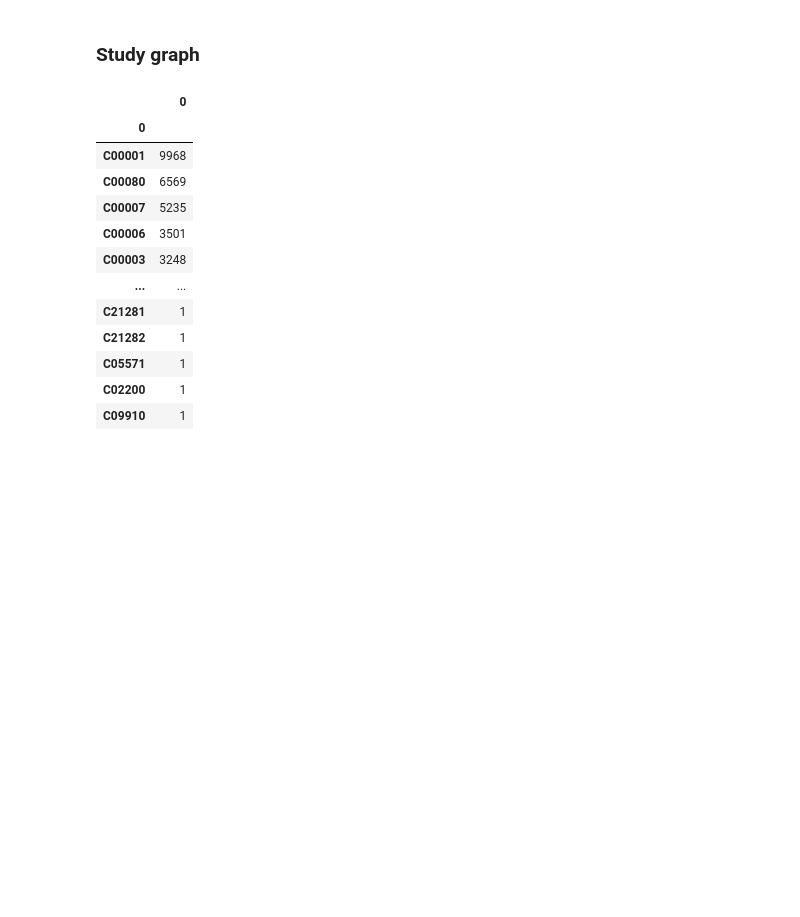
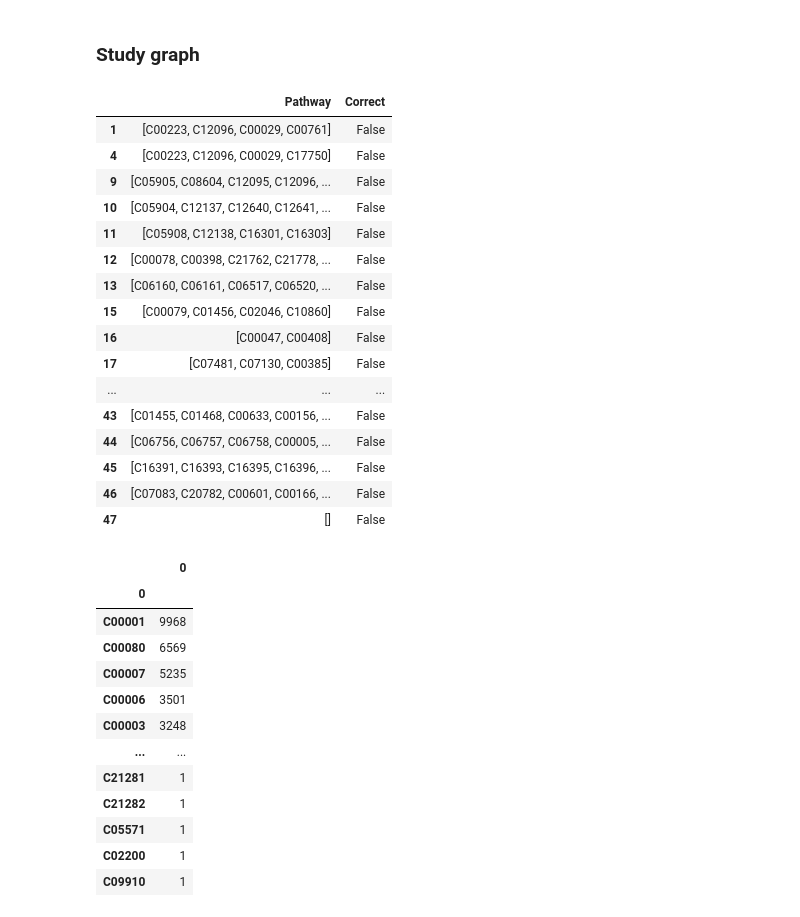
Before and after one commit to costasmexis/pathfinder, a Jupyter notebook: metnet/main.ipynb, the cells around one changed output. Saved outputs shown, nothing was run; the diff lists cells and outputs as text; code cells hidden in the pictures; blank space fills up the shorter version.

Commit message:
working on constrained shortest path

```diff
--- a/metnet/main.ipynb
+++ b/metnet/main.ipynb
@@ -81,6 +82,26 @@ Correct pathway predictions: 19
 Correct pathway predictions (%): 38.0
 # %% [markdown]
 ### Study graph
+# %%
+paths[~paths['Correct']]
+# %% [output]
+|  | Pathway | Correct |
+| 1 | [C00223, C12096, C00029, C00761] | False |
+| 4 | [C00223, C12096, C00029, C17750] | False |
+| 9 | [C05905, C08604, C12095, C12096, ... | False |
+| 10 | [C05904, C12137, C12640, C12641, ... | False |
+| 11 | [C05908, C12138, C16301, C16303] | False |
+| 12 | [C00078, C00398, C21762, C21778, ... | False |
+| 13 | [C06160, C06161, C06517, C06520, ... | False |
+| 15 | [C00079, C01456, C02046, C10860] | False |
+| 16 | [C00047, C00408] | False |
+| 17 | [C07481, C07130, C00385] | False |
+| ... | ... | ... |
+| 43 | [C01455, C01468, C00633, C00156, ... | False |
+| 44 | [C06756, C06757, C06758, C00005, ... | False |
+| 45 | [C16391, C16393, C16395, C16396, ... | False |
+| 46 | [C07083, C20782, C00601, C00166, ... | False |
+| 47 | [] | False |
 # %%
 graph.num_occurences
 # %% [output]
```
Also changed, not shown: parts of 8 cells of this notebook, 1 other file.
